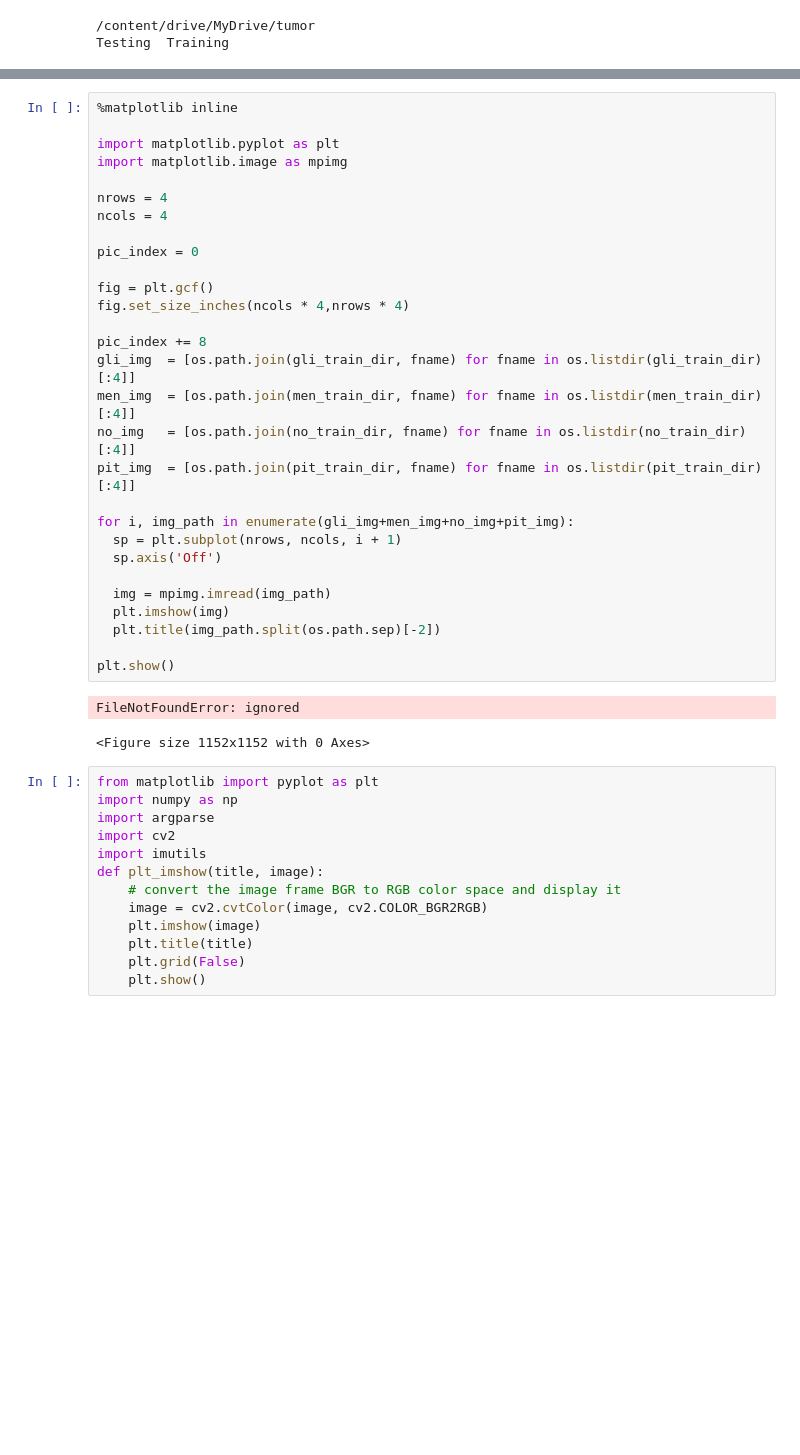
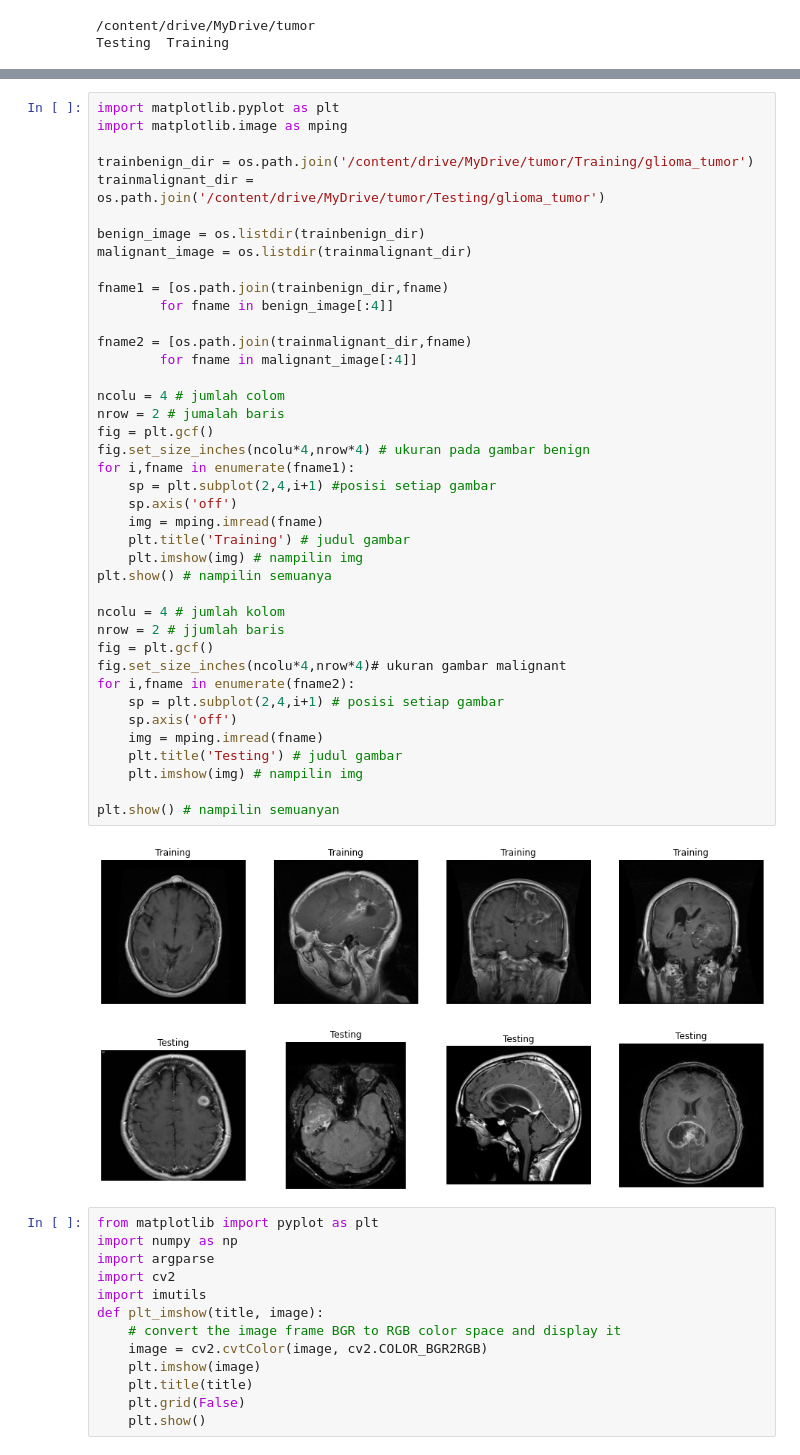
Before and after one commit to dawamamrillah/temukembalicitra, a Jupyter notebook: Tubes_TKC.ipynb, the cells around one changed output, grey strips where cells are left out. Saved outputs shown, nothing was run; the diff lists cells and outputs as text; blank space fills up the shorter version.

```diff
--- a/Tubes_TKC.ipynb
+++ b/Tubes_TKC.ipynb
@@ -26,35 +14,46 @@ pit_test_dir = test_dir + '/pituitary_tumor'
-# %%
-%matplotlib inline
-
-import matplotlib.pyplot as plt
-import matplotlib.image as mpimg
-
-nrows = 4
-ncols = 4
-
-pic_index = 0
-
-fig = plt.gcf()
-fig.set_size_inches(ncols * 4,nrows * 4)
-
-pic_index += 8
-gli_img  = [os.path.join(gli_train_dir, fname) for fname in os.listdir(gli_train_dir)[:4]]
-men_img  = [os.path.join(men_train_dir, fname) for fname in os.listdir(men_train_dir)[:4]]
-no_img   = [os.path.join(no_train_dir, fname) for fname in os.listdir(no_train_dir)[:4]]
-pit_img  = [os.path.join(pit_train_dir, fname) for fname in os.listdir(pit_train_dir)[:4]]
-
-for i, img_path in enumerate(gli_img+men_img+no_img+pit_img):
-  sp = plt.subplot(nrows, ncols, i + 1)
-  sp.axis('Off')
-
-  img = mpimg.imread(img_path)
-  plt.imshow(img)
-  plt.title(img_path.split(os.path.sep)[-2])
-
-plt.show()
-# %% [output]
-FileNotFoundError: ignored
-<Figure size 1152x1152 with 0 Axes>
+# %%
+import matplotlib.pyplot as plt
+import matplotlib.image as mping
+
+trainbenign_dir = os.path.join('/content/drive/MyDrive/tumor/Training/glioma_tumor')
+trainmalignant_dir = os.path.join('/content/drive/MyDrive/tumor/Testing/glioma_tumor')
+
+benign_image = os.listdir(trainbenign_dir)
+malignant_image = os.listdir(trainmalignant_dir)
+
+fname1 = [os.path.join(trainbenign_dir,fname)
+        for fname in benign_image[:4]]
+
+fname2 = [os.path.join(trainmalignant_dir,fname)
+        for fname in malignant_image[:4]]
+
+ncolu = 4 # jumlah colom
+nrow = 2 # jumalah baris
+fig = plt.gcf()
+fig.set_size_inches(ncolu*4,nrow*4) # ukuran pada gambar benign
+for i,fname in enumerate(fname1):
+    sp = plt.subplot(2,4,i+1) #posisi setiap gambar
+    sp.axis('off')
+    img = mping.imread(fname)
+    plt.title('Training') # judul gambar
+    plt.imshow(img) # nampilin img
+plt.show() # nampilin semuanya
+
+ncolu = 4 # jumlah kolom
+nrow = 2 # jjumlah baris
+fig = plt.gcf()
+fig.set_size_inches(ncolu*4,nrow*4)# ukuran gambar malignant
+for i,fname in enumerate(fname2):
+    sp = plt.subplot(2,4,i+1) # posisi setiap gambar
+    sp.axis('off')
+    img = mping.imread(fname)
+    plt.title('Testing') # judul gambar
+    plt.imshow(img) # nampilin img
+
+plt.show() # nampilin semuanyan
+# %% [output]
+[figure, added]
+[figure, added]
 # %%
 from matplotlib import pyplot as plt
 import numpy as np
```
Also changed, not shown: parts of 1 cell of this notebook.
